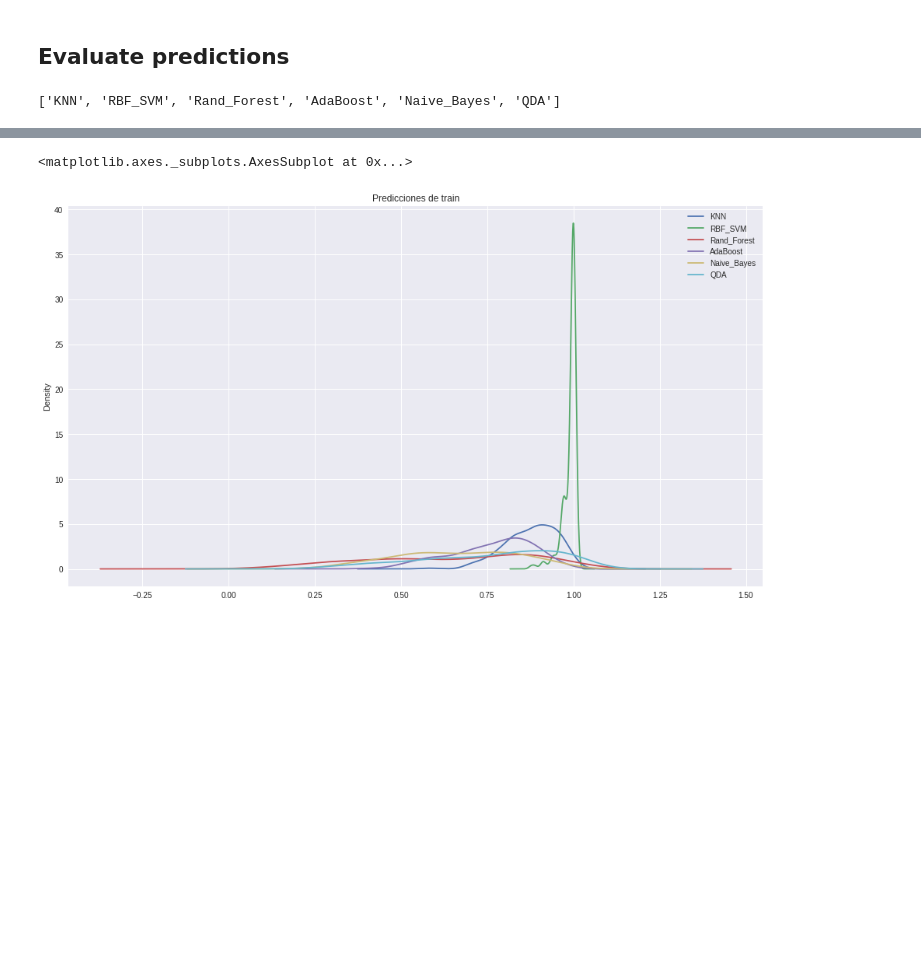
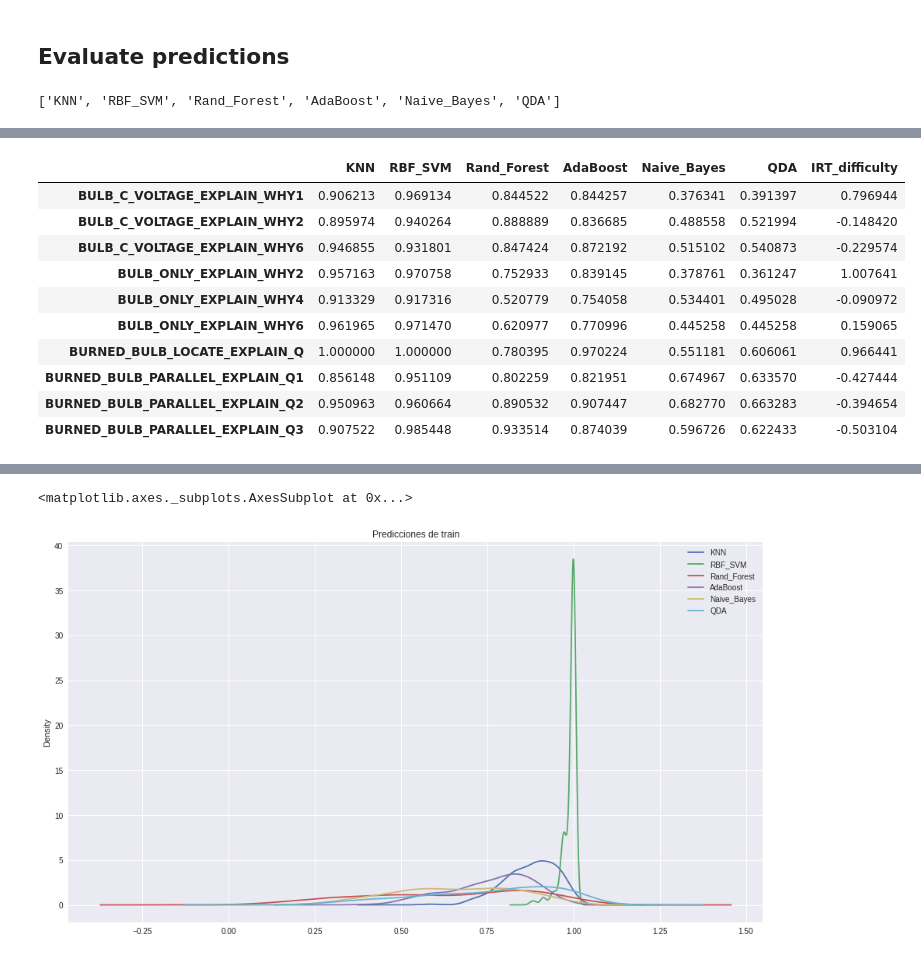
Before and after one commit to Yagwar/ASAG_Test, a Jupyter notebook: clasiff_eval_items_compare.ipynb, the cells around one changed output, grey strips where cells are left out. Cells and saved outputs as stored; diff of their text form; code cells hidden in the pictures; blank space fills up the shorter version.

```diff
--- a/clasiff_eval_items_compare.ipynb
+++ b/clasiff_eval_items_compare.ipynb
@@ -329,3 +297,17 @@ To retain the current behavior and silence the warning, pass 'sort=True'.
 # %%
 train_results=pd.read_csv(drive_path+'train_results.csv',index_col=0)
 test_results=pd.read_csv(drive_path+'test_results.csv',index_col=0)
+# %%
+train_results.head(10)
+# %% [output]
+|  | KNN | RBF_SVM | Rand_Forest | AdaBoost | Naive_Bayes | QDA | IRT_difficulty |
+| BULB_C_VOLTAGE_EXPLAIN_WHY1 | 0.906213 | 0.969134 | 0.844522 | 0.844257 | 0.376341 | 0.391397 | 0.796944 |
+| BULB_C_VOLTAGE_EXPLAIN_WHY2 | 0.895974 | 0.940264 | 0.888889 | 0.836685 | 0.488558 | 0.521994 | -0.148420 |
+| BULB_C_VOLTAGE_EXPLAIN_WHY6 | 0.946855 | 0.931801 | 0.847424 | 0.872192 | 0.515102 | 0.540873 | -0.229574 |
+| BULB_ONLY_EXPLAIN_WHY2 | 0.957163 | 0.970758 | 0.752933 | 0.839145 | 0.378761 | 0.361247 | 1.007641 |
+| BULB_ONLY_EXPLAIN_WHY4 | 0.913329 | 0.917316 | 0.520779 | 0.754058 | 0.534401 | 0.495028 | -0.090972 |
+| BULB_ONLY_EXPLAIN_WHY6 | 0.961965 | 0.971470 | 0.620977 | 0.770996 | 0.445258 | 0.445258 | 0.159065 |
+| BURNED_BULB_LOCATE_EXPLAIN_Q | 1.000000 | 1.000000 | 0.780395 | 0.970224 | 0.551181 | 0.606061 | 0.966441 |
+| BURNED_BULB_PARALLEL_EXPLAIN_Q1 | 0.856148 | 0.951109 | 0.802259 | 0.821951 | 0.674967 | 0.633570 | -0.427444 |
+| BURNED_BULB_PARALLEL_EXPLAIN_Q2 | 0.950963 | 0.960664 | 0.890532 | 0.907447 | 0.682770 | 0.663283 | -0.394654 |
+| BURNED_BULB_PARALLEL_EXPLAIN_Q3 | 0.907522 | 0.985448 | 0.933514 | 0.874039 | 0.596726 | 0.622433 | -0.503104 |
```
Also changed, not shown: parts of 8 cells of this notebook.
